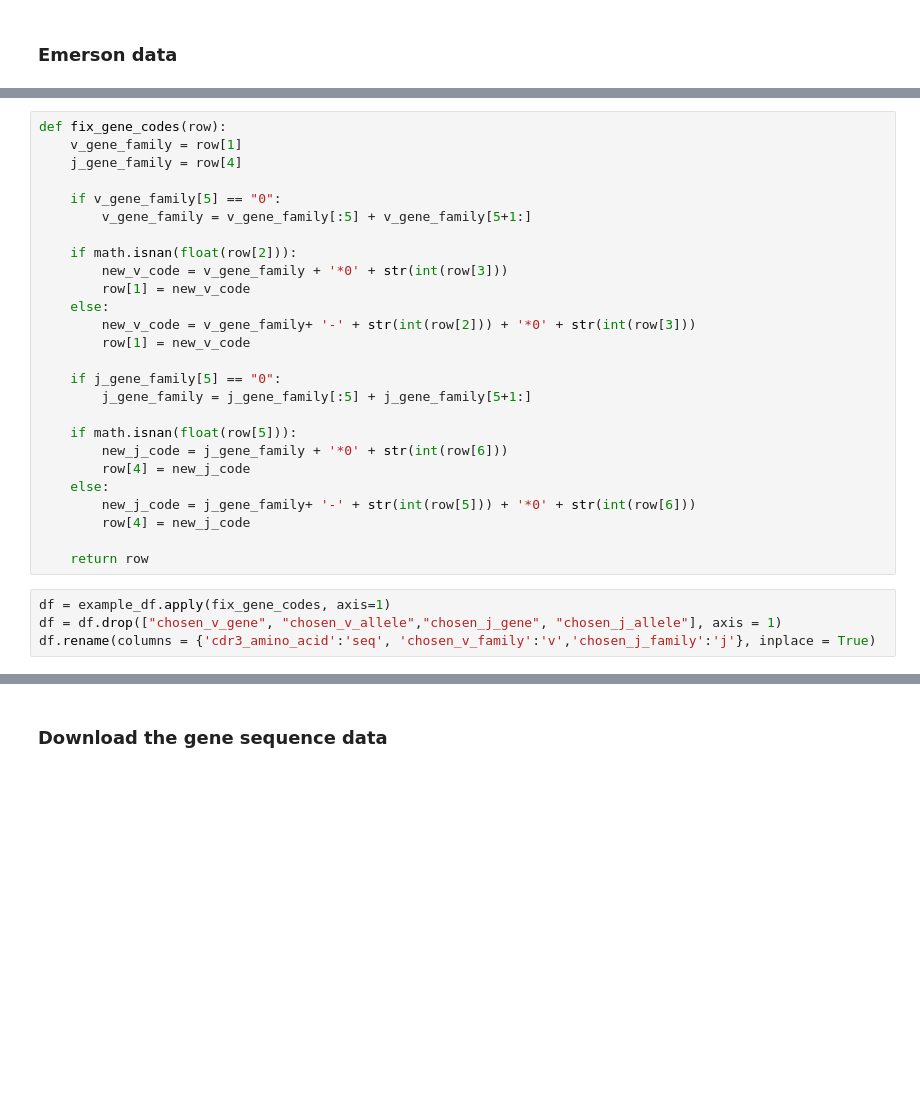
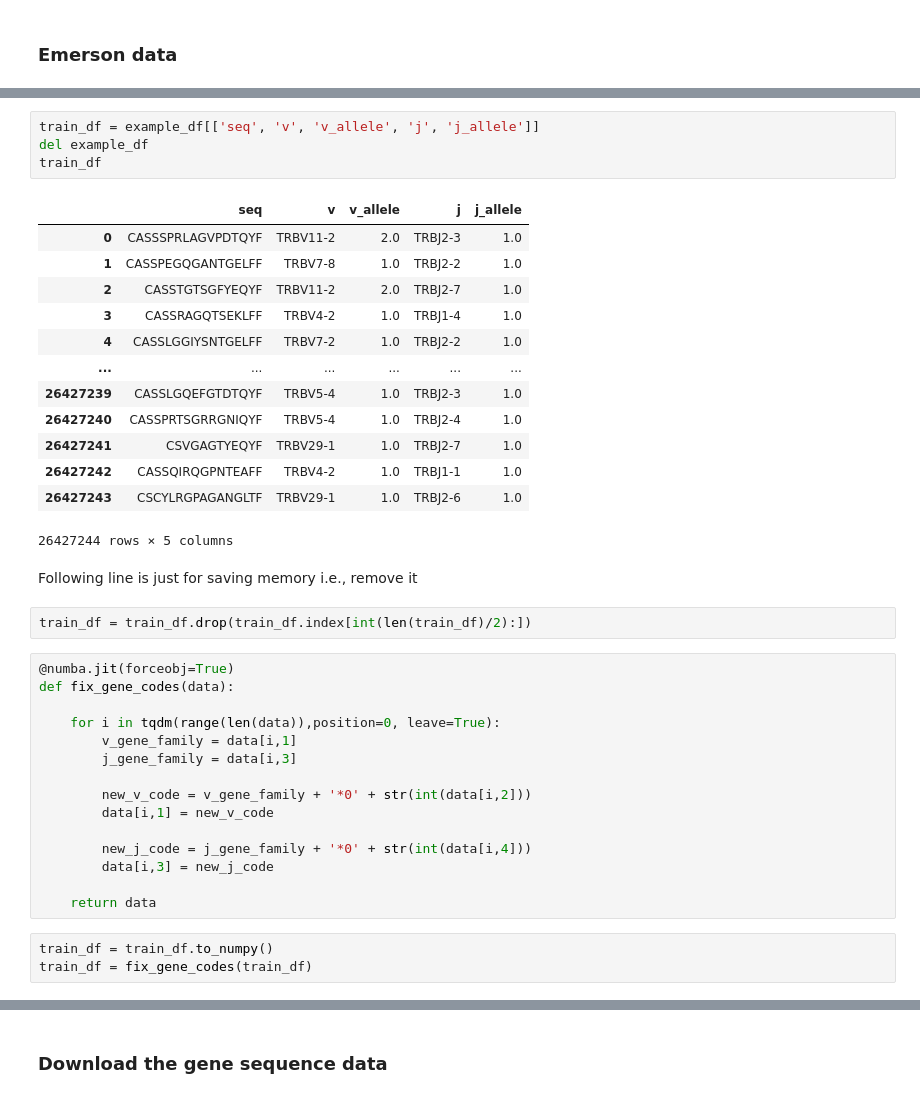
Before and after one commit to anttitapsa/TCR_transformer, a Jupyter notebook: scripts/data_preprocessing.ipynb, the cells around one changed output, grey strips where cells are left out. Drawn from its saved outputs; the diff is of its cells as text; blank space fills up the shorter version.

```diff
--- a/scripts/data_preprocessing.ipynb
+++ b/scripts/data_preprocessing.ipynb
@@ -35,30 +32,40 @@ example_df
+# %%
+train_df = example_df[['seq', 'v', 'v_allele', 'j', 'j_allele']]
+del example_df
+train_df
+# %% [output]
+|  | seq | v | v_allele | j | j_allele |
+| 0 | CASSSPRLAGVPDTQYF | TRBV11-2 | 2.0 | TRBJ2-3 | 1.0 |
+| 1 | CASSPEGQGANTGELFF | TRBV7-8 | 1.0 | TRBJ2-2 | 1.0 |
+| 2 | CASSTGTSGFYEQYF | TRBV11-2 | 2.0 | TRBJ2-7 | 1.0 |
+| 3 | CASSRAGQTSEKLFF | TRBV4-2 | 1.0 | TRBJ1-4 | 1.0 |
+| 4 | CASSLGGIYSNTGELFF | TRBV7-2 | 1.0 | TRBJ2-2 | 1.0 |
+| ... | ... | ... | ... | ... | ... |
+| 26427239 | CASSLGQEFGTDTQYF | TRBV5-4 | 1.0 | TRBJ2-3 | 1.0 |
+| 26427240 | CASSPRTSGRRGNIQYF | TRBV5-4 | 1.0 | TRBJ2-4 | 1.0 |
+| 26427241 | CSVGAGTYEQYF | TRBV29-1 | 1.0 | TRBJ2-7 | 1.0 |
+| 26427242 | CASSQIRQGPNTEAFF | TRBV4-2 | 1.0 | TRBJ1-1 | 1.0 |
+| 26427243 | CSCYLRGPAGANGLTF | TRBV29-1 | 1.0 | TRBJ2-6 | 1.0 |
+26427244 rows × 5 columns
+# %% [markdown]
+Following line is just for saving memory i.e., remove it
+# %%
+train_df = train_df.drop(train_df.index[int(len(train_df)/2):])
 # %%
-def fix_gene_codes(row):
-    v_gene_family = row[1]
-    j_gene_family = row[4]
+@numba.jit(forceobj=True)
+def fix_gene_codes(data):
 
-    if v_gene_family[5] == "0":
-        v_gene_family = v_gene_family[:5] + v_gene_family[5+1:]
+    for i in tqdm(range(len(data)),position=0, leave=True):
+        v_gene_family = data[i,1]
+        j_gene_family = data[i,3]
 
-    if math.isnan(float(row[2])):
-        new_v_code = v_gene_family + '*0' + str(int(row[3]))
-        row[1] = new_v_code
-    else:
-        new_v_code = v_gene_family+ '-' + str(int(row[2])) + '*0' + str(int(row[3]))
-        row[1] = new_v_code
+        new_v_code = v_gene_family + '*0' + str(int(data[i,2]))
+        data[i,1] = new_v_code
 
-    if j_gene_family[5] == "0":
-        j_gene_family = j_gene_family[:5] + j_gene_family[5+1:]
+        new_j_code = j_gene_family + '*0' + str(int(data[i,4]))
+        data[i,3] = new_j_code
 
-    if math.isnan(float(row[5])):
-        new_j_code = j_gene_family + '*0' + str(int(row[6]))
-        row[4] = new_j_code
-    else:
-        new_j_code = j_gene_family+ '-' + str(int(row[5])) + '*0' + str(int(row[6]))
-        row[4] = new_j_code
-
-    return row
+    return data
-# %%
-df = example_df.apply(fix_gene_codes, axis=1)
-df = df.drop(["chosen_v_gene", "chosen_v_allele","chosen_j_gene", "chosen_j_allele"], axis = 1)
-df.rename(columns = {'cdr3_amino_acid':'seq', 'chosen_v_family':'v','chosen_j_family':'j'}, inplace = True)
+# %%
+train_df = train_df.to_numpy()
+train_df = fix_gene_codes(train_df)
```
Also changed, not shown: parts of 22 cells of this notebook, 3 other files.
